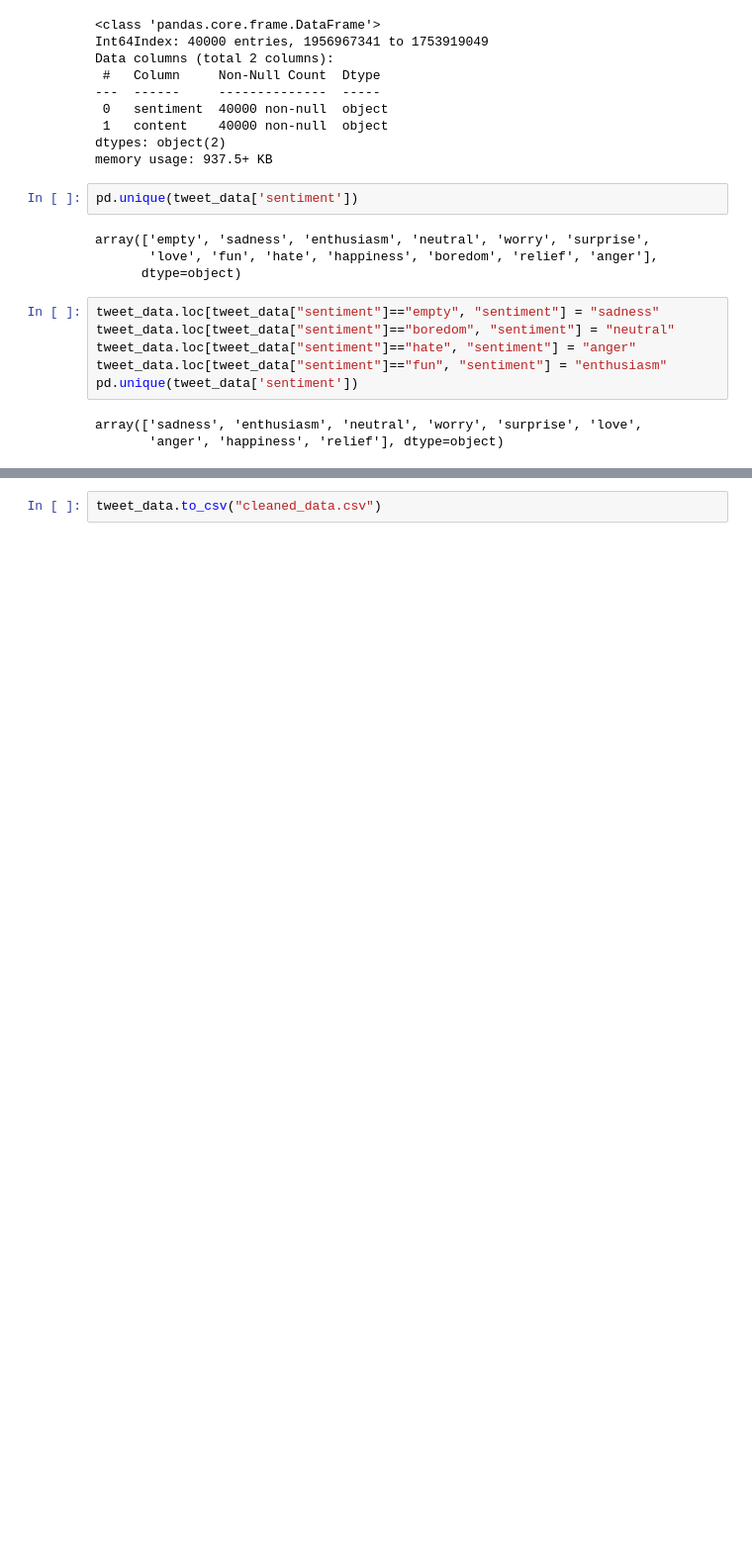
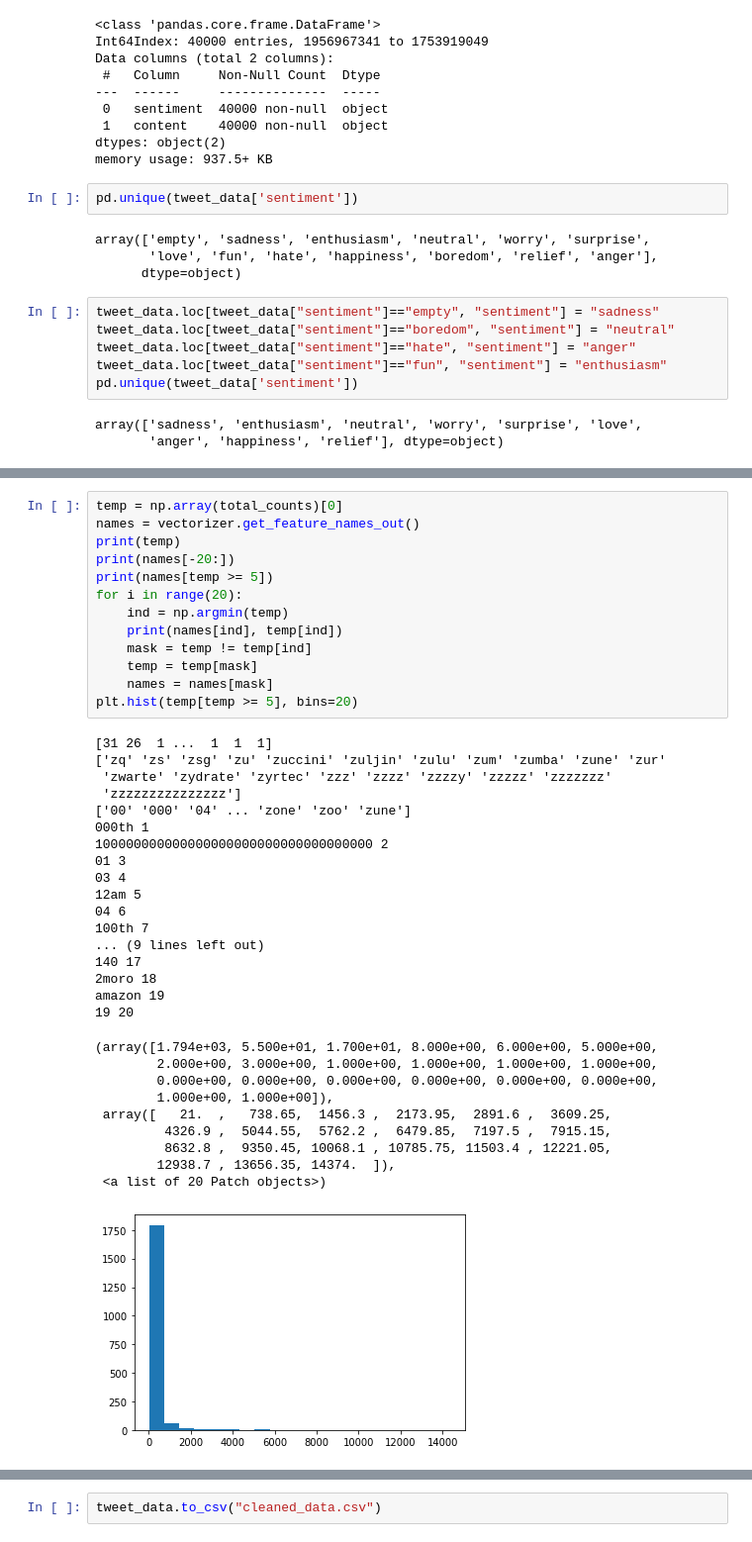
Before and after one commit to CayJoBla/EmotionRecognition, a Jupyter notebook: data/data_cleaning.ipynb, the cells around one changed output, grey strips where cells are left out. Shown at 99% size. Cells and saved outputs as stored; diff of their text form; blank space fills up the shorter version.

```diff
--- a/data/data_cleaning.ipynb
+++ b/data/data_cleaning.ipynb
@@ -78,0 +103,41 @@ tweet_data = tweet_data.drop(columns=['content_parsed'])
+# %%
+temp = np.array(total_counts)[0]
+names = vectorizer.get_feature_names_out()
+print(temp)
+print(names[-20:])
+print(names[temp >= 5])
+for i in range(20):
+    ind = np.argmin(temp)
+    print(names[ind], temp[ind])
+    mask = temp != temp[ind]
+    temp = temp[mask]
+    names = names[mask]
+plt.hist(temp[temp >= 5], bins=20)
+# %% [output]
+[31 26  1 ...  1  1  1]
+['zq' 'zs' 'zsg' 'zu' 'zuccini' 'zuljin' 'zulu' 'zum' 'zumba' 'zune' 'zur'
+ 'zwarte' 'zydrate' 'zyrtec' 'zzz' 'zzzz' 'zzzzy' 'zzzzz' 'zzzzzzz'
+ 'zzzzzzzzzzzzzzz']
+['00' '000' '04' ... 'zone' 'zoo' 'zune']
+000th 1
+100000000000000000000000000000000000 2
+01 3
+03 4
+12am 5
+04 6
+100th 7
+... (9 lines left out)
+140 17
+2moro 18
+amazon 19
+19 20
+(array([1.794e+03, 5.500e+01, 1.700e+01, 8.000e+00, 6.000e+00, 5.000e+00,
+        2.000e+00, 3.000e+00, 1.000e+00, 1.000e+00, 1.000e+00, 1.000e+00,
+        0.000e+00, 0.000e+00, 0.000e+00, 0.000e+00, 0.000e+00, 0.000e+00,
+        1.000e+00, 1.000e+00]),
+ array([   21.  ,   738.65,  1456.3 ,  2173.95,  2891.6 ,  3609.25,
+         4326.9 ,  5044.55,  5762.2 ,  6479.85,  7197.5 ,  7915.15,
+         8632.8 ,  9350.45, 10068.1 , 10785.75, 11503.4 , 12221.05,
+        12938.7 , 13656.35, 14374.  ]),
+ <a list of 20 Patch objects>)
+[figure, added]
```
Also changed, not shown: parts of 14 cells of this notebook.
